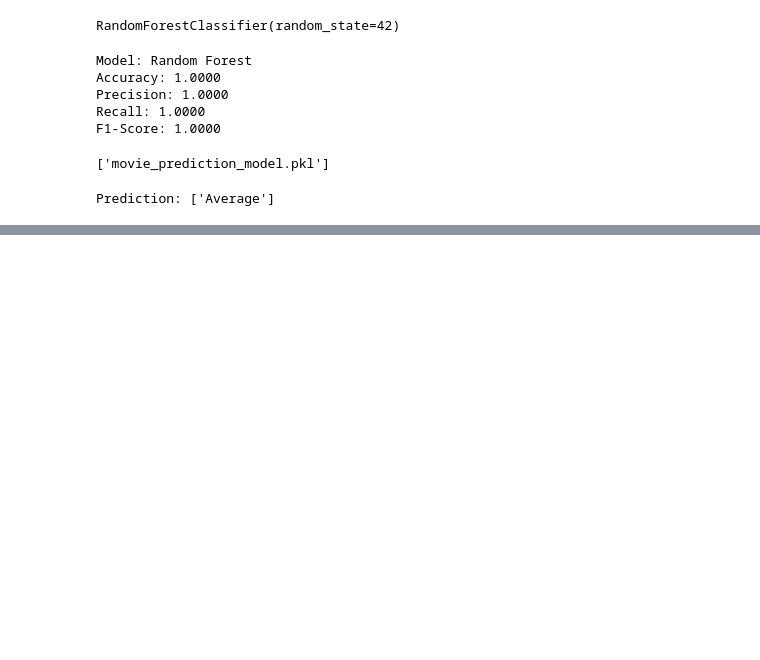
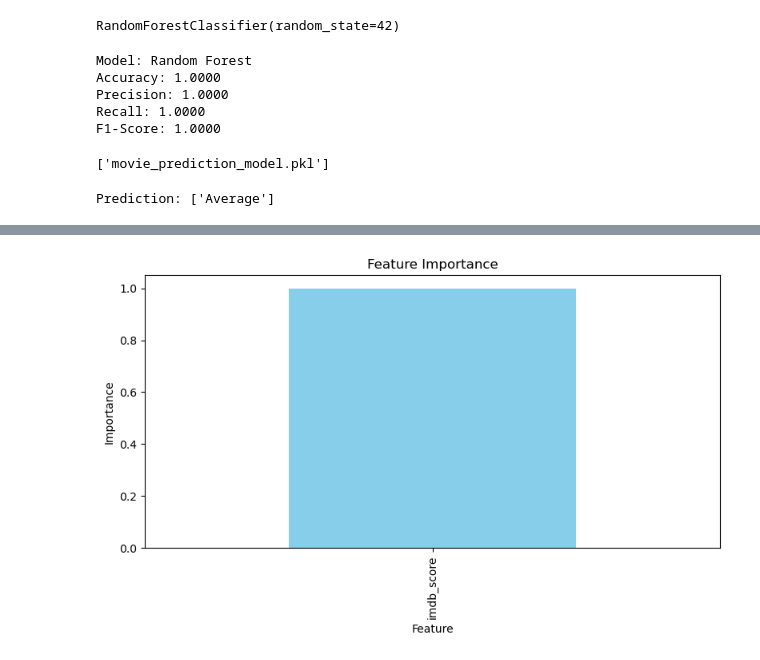
Before and after one commit to gk-08-we/Movie-Prediction, a Jupyter notebook: MoviePrediction.ipynb, the cells around one changed output, grey strips where cells are left out. Saved outputs shown, nothing was run; the diff lists cells and outputs as text; code cells hidden in the pictures; blank space fills up the shorter version.

```diff
--- a/MoviePrediction.ipynb
+++ b/MoviePrediction.ipynb
@@ -537,0 +736,22 @@ Prediction: ['Average']
+# %%
+import pandas as pd
+import matplotlib.pyplot as plt
+
+# Assuming 'best_rf' is the trained Random Forest model and 'selected_features' is the feature list
+# Calculate feature importances
+feature_importances = best_rf.feature_importances_
+
+# Create a DataFrame for feature importances
+importance_df = pd.DataFrame({
+    'Feature': selected_features,
+    'Importance': feature_importances
+})
+
+# Plot feature importances with moderate figure size
+importance_df.plot(kind='bar', x='Feature', y='Importance', legend=False, figsize=(8, 5), color='skyblue')
+plt.title("Feature Importance")
+plt.ylabel("Importance")
+plt.tight_layout()
+plt.show()
+# %% [output]
+[figure, added]
```
Also changed, not shown: parts of 11 cells of this notebook.
